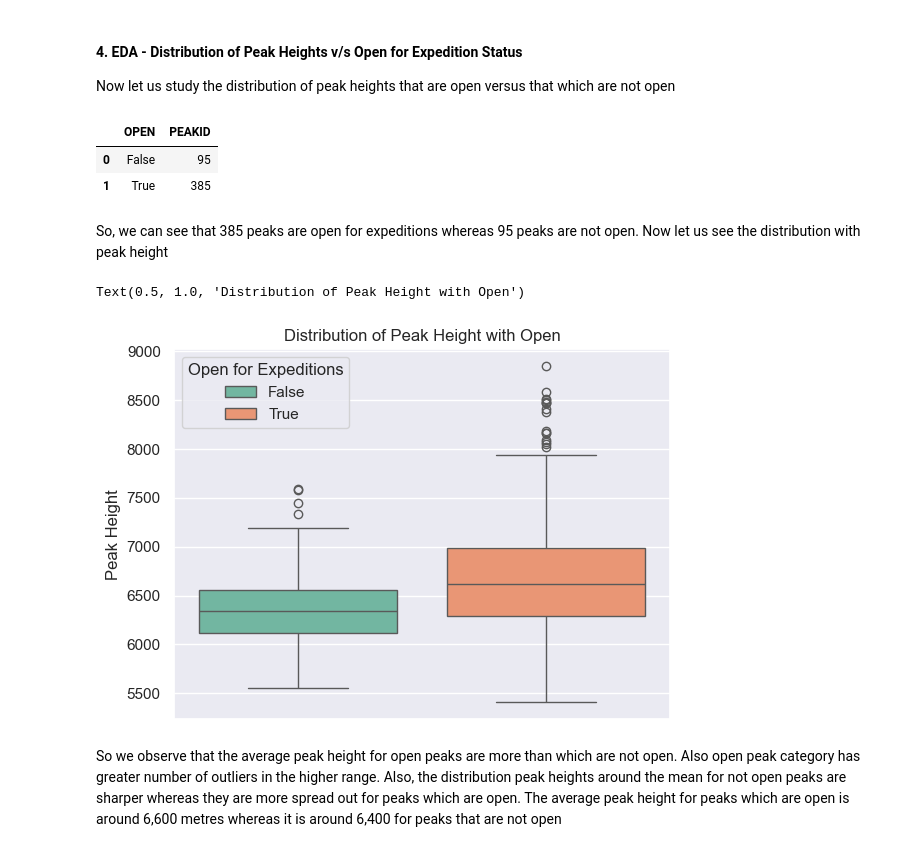
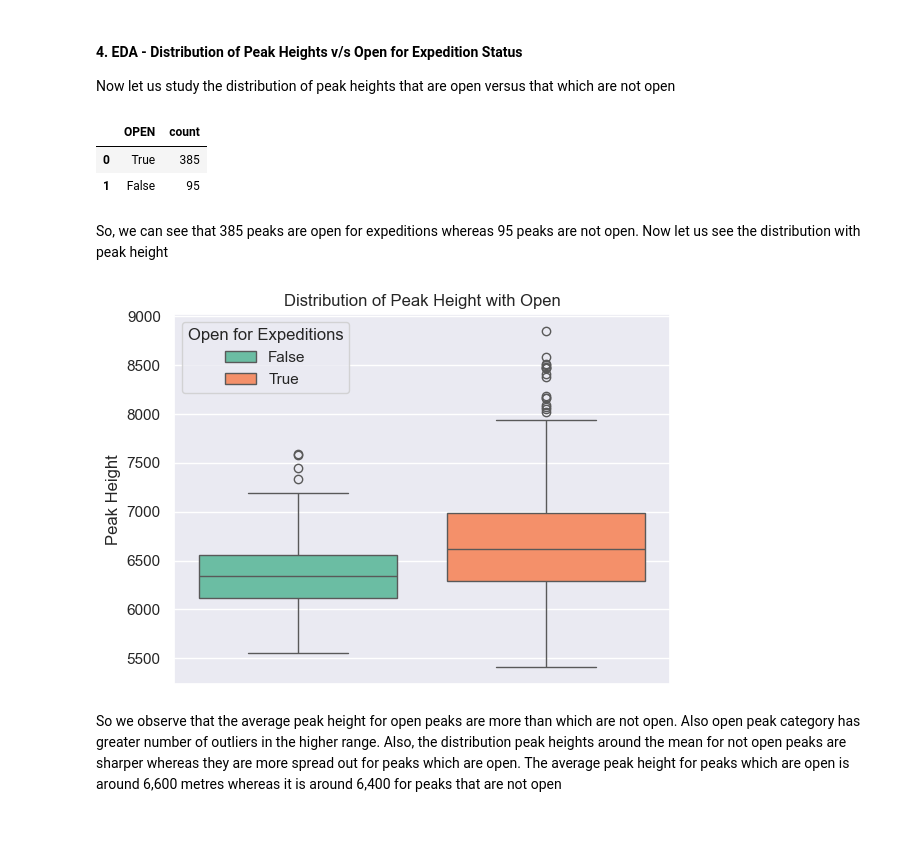
Before and after one commit to arnabpanja/python-core-dev, a Jupyter notebook: scripts-core/jupyter_notebooks/tt_2025_week_3.ipynb, the cells around one changed output. Cells and saved outputs as stored; diff of their text form; code cells hidden in the pictures.

```diff
--- a/scripts-core/jupyter_notebooks/tt_2025_week_3.ipynb
+++ b/scripts-core/jupyter_notebooks/tt_2025_week_3.ipynb
@@ -125,23 +133,24 @@ The first row Kanchenjunga has the highest average peak height followed by Annap
 
 Now let us study the distribution of peak heights that are open versus that which are not open
 # %%
-peaks_tidy.groupby(["OPEN"], as_index=False)["PEAKID"].count()
+peaks_tidy["OPEN"].value_counts().reset_index()
 # %% [output]
-|  | OPEN | PEAKID |
-| 0 | False | 95 |
-| 1 | True | 385 |
+|  | OPEN | count |
+| 0 | True | 385 |
+| 1 | False | 95 |
 # %% [markdown]
 So, we can see that 385 peaks are open for expeditions whereas 95 peaks are not open. Now let us see the distribution with peak
 height
 # %%
-sns.boxplot(x="OPEN", y="HEIGHTM", data=peaks_tidy, hue="OPEN")
+sns.boxplot(x="OPEN", y="HEIGHTM", data=peaks_tidy, hue="OPEN", palette="Set2", saturation=0.9)
 plt.xticks([]) # remove x axis ticks
 plt.xlabel("") # remove x axis labels
 plt.ylabel("Peak Height")
 plt.legend(title="Open for Expeditions")
 plt.title("Distribution of Peak Height with Open")
+
+plt.savefig("./plots/plot-2.png")
 # %% [output]
-Text(0.5, 1.0, 'Distribution of Peak Height with Open')
 [figure]
 # %% [markdown]
 So we observe that the average peak height for open peaks are more than which are not open. Also open peak category has greater
```
Also changed, not shown: parts of 7 cells of this notebook.
